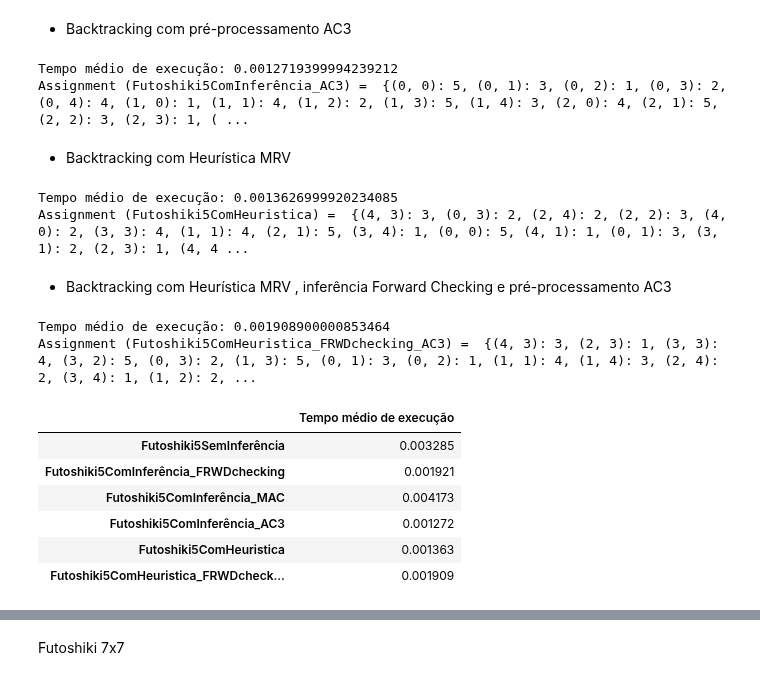
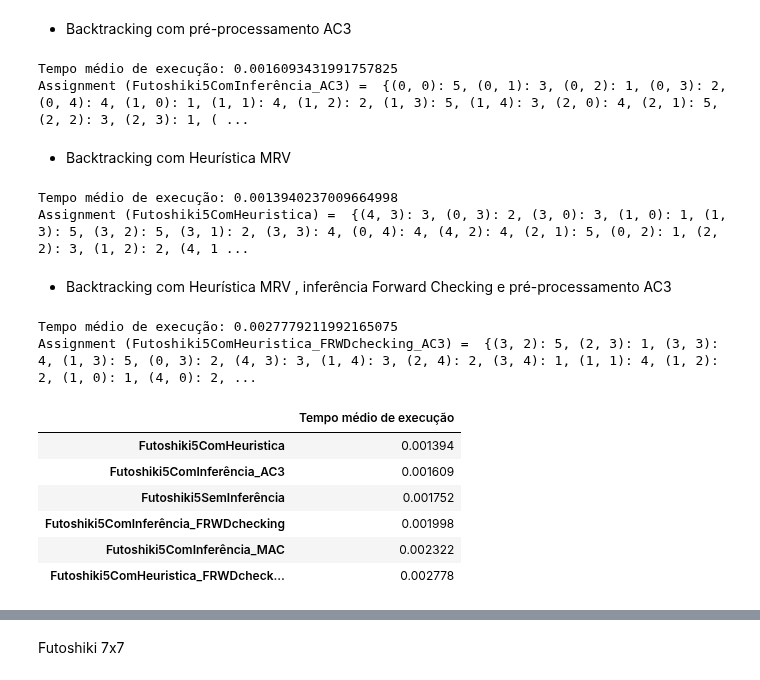
Before and after one commit to Singularitty/ProjetoSI, a Jupyter notebook: Projeto2/projeto2-SI/SI-proj2-42.ipynb, the cells around one changed output, grey strips where cells are left out. Drawn from its saved outputs; the diff is of its cells as text; code cells hidden in the pictures.

```diff
--- a/Projeto2/projeto2-SI/SI-proj2-42.ipynb
+++ b/Projeto2/projeto2-SI/SI-proj2-42.ipynb
@@ -226,7 +226,7 @@ def avg_run_time(func, *args, **kwargs):
     Args:
         func: Função a correr
     """
-    n = 20
+    n = 1000
     run_times = []
     for i in range(n):
         start = timeit.default_timer()
@@ -553,7 +553,7 @@ solucoesFutoshiki['Futoshiki5ComInferência_AC3'] = sol_45
 print(f"Tempo médio de execução: {tempo_medio45}")
 print('Assignment (Futoshiki5ComInferência_AC3) = ',sol_45)
 # %% [output]
-Tempo médio de execução: 0.0012719399994239212
+Tempo médio de execução: 0.0016093431991757825
 Assignment (Futoshiki5ComInferência_AC3) =  {(0, 0): 5, (0, 1): 3, (0, 2): 1, (0, 3): 2, (0, 4): 4, (1, 0): 1, (1, 1): 4, (1, 2): 2, (1, 3): 5, (1, 4): 3, (2, 0): 4, (2, 1): 5, (2, 2): 3, (2, 3): 1, ( ...
 # %% [markdown]
 - Backtracking com Heurística MRV
@@ -571,8 +571,8 @@ solucoesFutoshiki['Futoshiki5ComHeuristica'] = sol_55
 print(f"Tempo médio de execução: {tempo_medio55}")
 print('Assignment (Futoshiki5ComHeuristica) = ',sol_55)
 # %% [output]
-Tempo médio de execução: 0.0013626999920234085
-Assignment (Futoshiki5ComHeuristica) =  {(4, 3): 3, (0, 3): 2, (2, 4): 2, (2, 2): 3, (4, 0): 2, (3, 3): 4, (1, 1): 4, (2, 1): 5, (3, 4): 1, (0, 0): 5, (4, 1): 1, (0, 1): 3, (3, 1): 2, (2, 3): 1, (4, 4 ...
+Tempo médio de execução: 0.0013940237009664998
+Assignment (Futoshiki5ComHeuristica) =  {(4, 3): 3, (0, 3): 2, (3, 0): 3, (1, 0): 1, (1, 3): 5, (3, 2): 5, (3, 1): 2, (3, 3): 4, (0, 4): 4, (4, 2): 4, (2, 1): 5, (0, 2): 1, (2, 2): 3, (1, 2): 2, (4, 1 ...
 # %% [markdown]
 - Backtracking com Heurística MRV , inferência Forward Checking e pré-processamento AC3
 # %%
@@ -591,15 +591,16 @@ solucoesFutoshiki['Futoshiki5ComHeuristica_FRWDchecking_AC3'] = sol_65
 print(f"Tempo médio de execução: {tempo_medio65}")
 print('Assignment (Futoshiki5ComHeuristica_FRWDchecking_AC3) = ',sol_65)
 # %% [output]
-Tempo médio de execução: 0.001908900000853464
-Assignment (Futoshiki5ComHeuristica_FRWDchecking_AC3) =  {(4, 3): 3, (2, 3): 1, (3, 3): 4, (3, 2): 5, (0, 3): 2, (1, 3): 5, (0, 1): 3, (0, 2): 1, (1, 1): 4, (1, 4): 3, (2, 4): 2, (3, 4): 1, (1, 2): 2, ...
+Tempo médio de execução: 0.0027779211992165075
+Assignment (Futoshiki5ComHeuristica_FRWDchecking_AC3) =  {(3, 2): 5, (2, 3): 1, (3, 3): 4, (1, 3): 5, (0, 3): 2, (4, 3): 3, (1, 4): 3, (2, 4): 2, (3, 4): 1, (1, 1): 4, (1, 2): 2, (1, 0): 1, (4, 0): 2, ...
 # %%
-pd.DataFrame(temposFutoshiki, index=['Tempo médio de execução']).T
+temposSorted = dict(sorted(temposFutoshiki.items(), key=lambda x:x[1]))
+pd.DataFrame(temposSorted, index=['Tempo médio de execução']).T
 # %% [output]
 |  | Tempo médio de execução |
-| Futoshiki5SemInferência | 0.003285 |
-| Futoshiki5ComInferência_FRWDchecking | 0.001921 |
-| Futoshiki5ComInferência_MAC | 0.004173 |
-| Futoshiki5ComInferência_AC3 | 0.001272 |
-| Futoshiki5ComHeuristica | 0.001363 |
-| Futoshiki5ComHeuristica_FRWDcheck... | 0.001909 |
+| Futoshiki5ComHeuristica | 0.001394 |
+| Futoshiki5ComInferência_AC3 | 0.001609 |
+| Futoshiki5SemInferência | 0.001752 |
+| Futoshiki5ComInferência_FRWDchecking | 0.001998 |
+| Futoshiki5ComInferência_MAC | 0.002322 |
+| Futoshiki5ComHeuristica_FRWDcheck... | 0.002778 |
```
Also changed, not shown: parts of 6 cells of this notebook.
